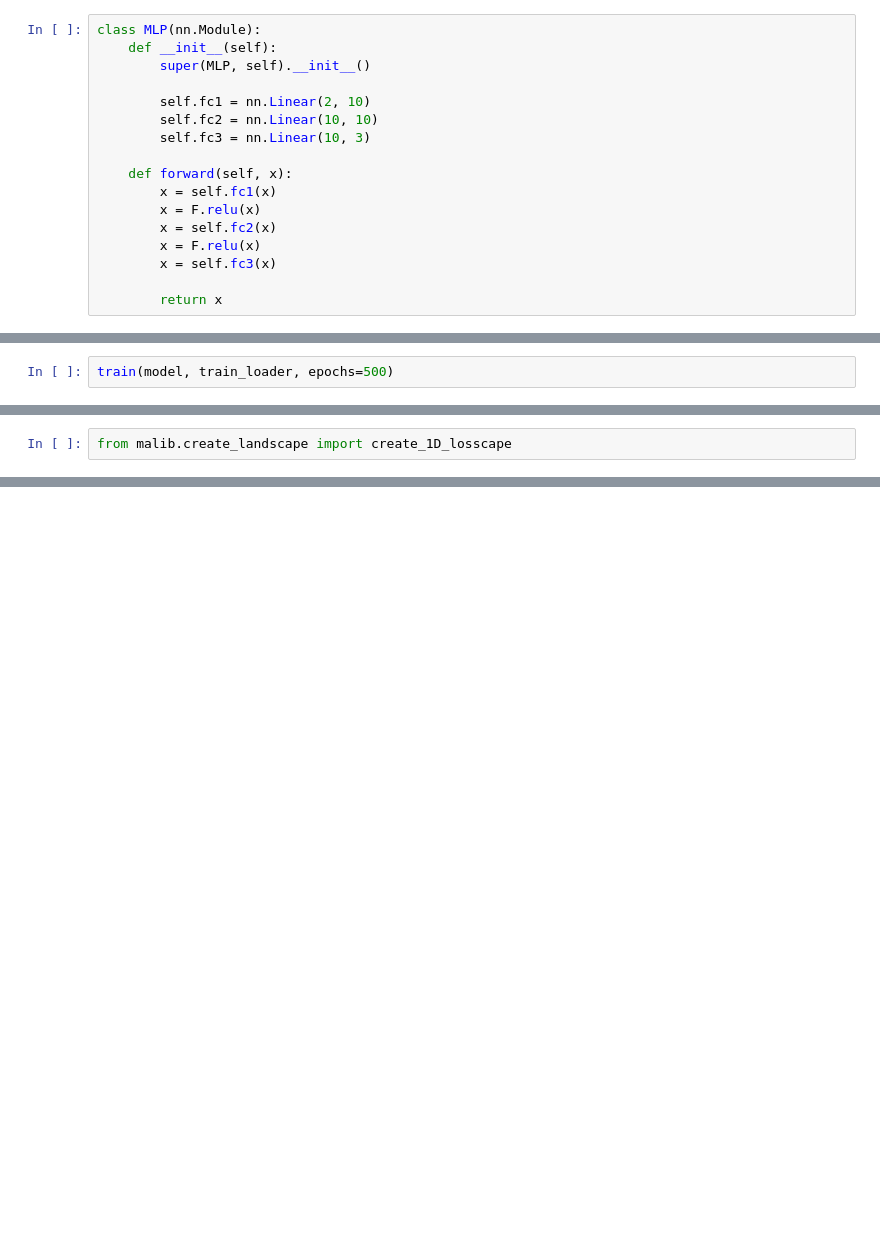
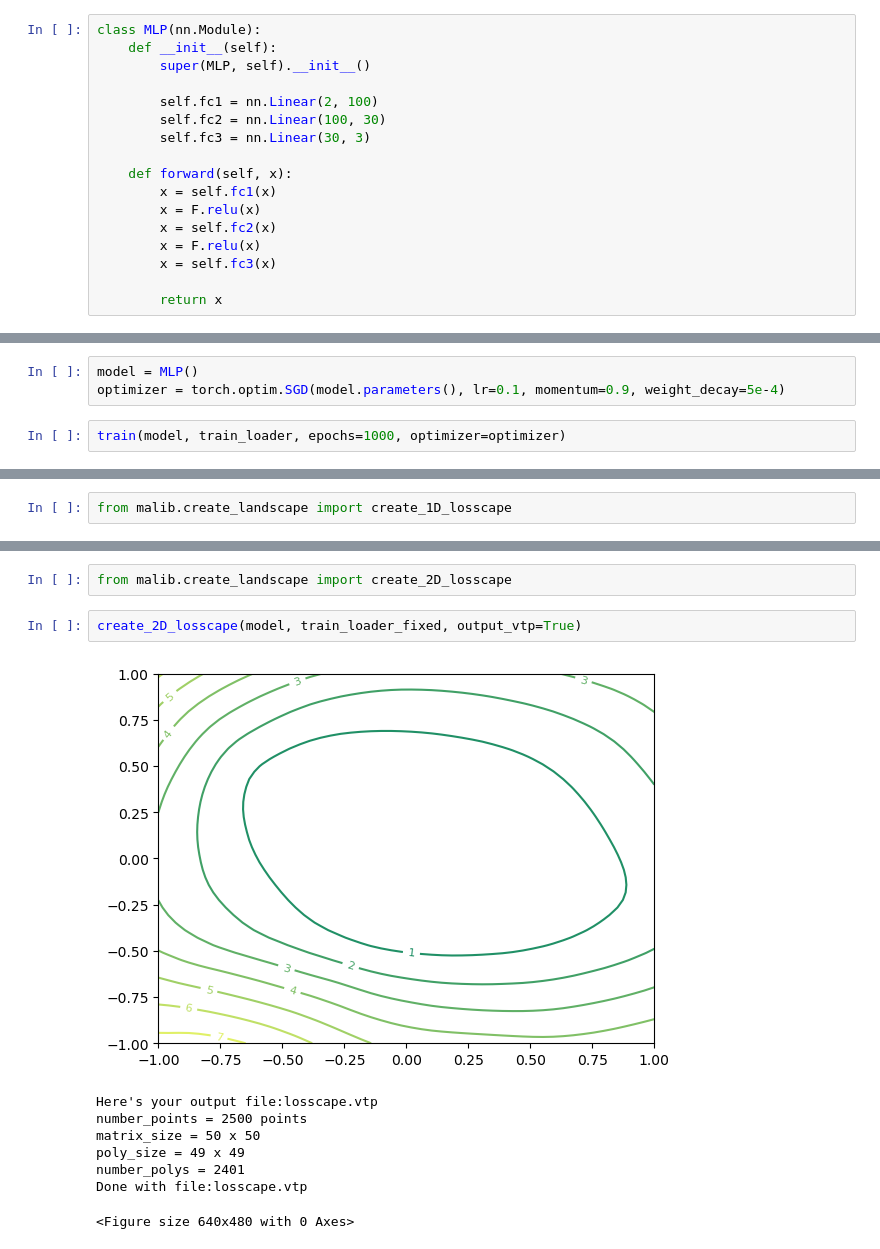
Before and after one commit to alxndrTL/losscape, a Jupyter notebook: malib_interac.ipynb, the cells around one changed output, grey strips where cells are left out. Saved outputs shown, nothing was run; the diff lists cells and outputs as text; blank space fills up the shorter version.

```diff
--- a/malib_interac.ipynb
+++ b/malib_interac.ipynb
@@ -52,9 +52,9 @@ class MLP(nn.Module):
     def __init__(self):
         super(MLP, self).__init__()
 
-        self.fc1 = nn.Linear(2, 10)
-        self.fc2 = nn.Linear(10, 10)
-        self.fc3 = nn.Linear(10, 3)
+        self.fc1 = nn.Linear(2, 100)
+        self.fc2 = nn.Linear(100, 30)
+        self.fc3 = nn.Linear(30, 3)
 
     def forward(self, x):
         x = self.fc1(x)
@@ -69,3 +67,6 @@ model = MLP()
+# %%
+model = MLP()
+optimizer = torch.optim.SGD(model.parameters(), lr=0.1, momentum=0.9, weight_decay=5e-4)
 # %%
-train(model, train_loader, epochs=500)
+train(model, train_loader, epochs=1000, optimizer=optimizer)
 # %% [output]
@@ -110,0 +90,13 @@ create_1D_losscape(model, train_loader_fixed)
+# %%
+from malib.create_landscape import create_2D_losscape
+# %%
+create_2D_losscape(model, train_loader_fixed, output_vtp=True)
+# %% [output]
+[figure, added]
+Here's your output file:losscape.vtp
+number_points = 2500 points
+matrix_size = 50 x 50
+poly_size = 49 x 49
+number_polys = 2401
+Done with file:losscape.vtp
+<Figure size 640x480 with 0 Axes>
```
Also changed, not shown: parts of 4 cells of this notebook, 17 other files.
